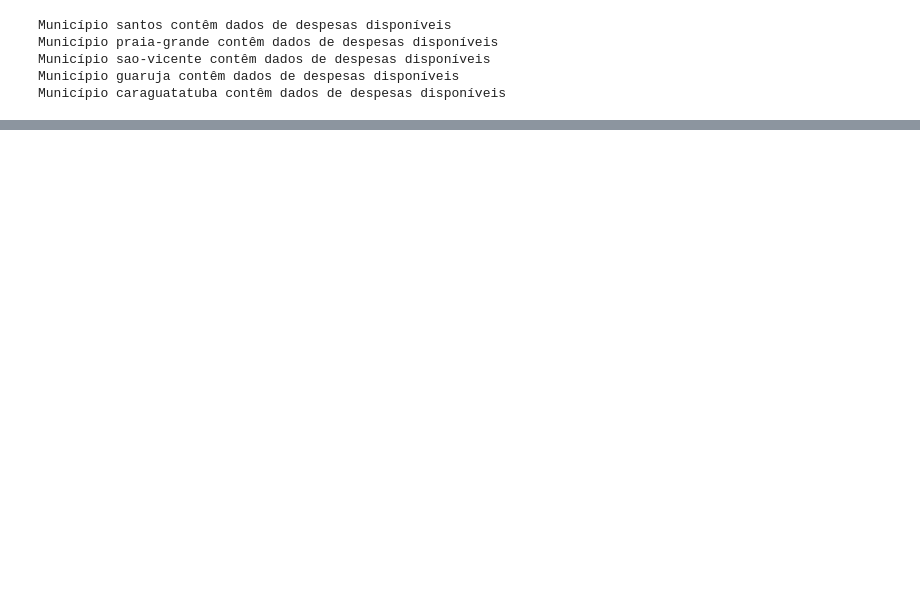
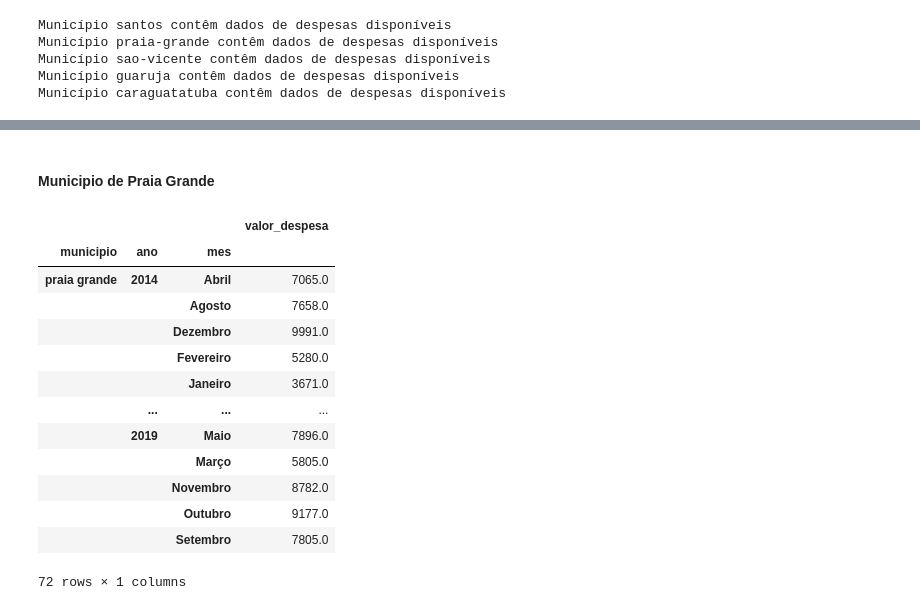
Before and after one commit to jadeSales/projeto_tce, a Jupyter notebook: Projeto/dados_tce.ipynb, the cells around one changed output, grey strips where cells are left out. Cells and saved outputs as stored; diff of their text form; code cells hidden in the pictures; blank space fills up the shorter version.

```diff
--- a/Projeto/dados_tce.ipynb
+++ b/Projeto/dados_tce.ipynb
@@ -197,0 +106,23 @@ df_praia_grande = df_praia_grande.drop(['evento', 'nr_empenho', 'id_fornecedor',
+# %%
+def cria_nova_tabela_municipio(df_source, valor):
+
+    df_source = df_source.assign(municipio=valor)
+
+    df_source['dt_emissao_despesa'] = pd.to_datetime(
+        df_source['dt_emissao_despesa'], format='%d/%m/%Y')
+
+    df_source['ano'] = df_source['dt_emissao_despesa'].dt.year
+
+    df_source = df_source.drop(
+        columns=['orgao', 'nome_fornecedor', 'dt_emissao_despesa']
+    )
+
+    df_source = df_source.groupby(['municipio', 'ano', 'mes'])[
+        'valor_despesa'].count()
+
+    df_source = df_source.to_frame()
+
+    df_source['valor_despesa'] = df_source['valor_despesa'].astype(float)
+
+
+    return df_source
@@ -197,0 +154,2 @@ df_praia_grande = df_praia_grande.drop(['evento', 'nr_empenho', 'id_fornecedor',
+# %% [markdown]
+#### Municipio de Praia Grande
@@ -197,0 +166,20 @@ df_praia_grande = df_praia_grande.drop(['evento', 'nr_empenho', 'id_fornecedor',
+# %%
+#Cria novo dataframe visão despesa municipio por ano e mes
+df_despesa_mun_praia_grande = cria_nova_tabela_municipio(df_mun_praia_grande, 'praia grande')
+# %%
+df_despesa_mun_praia_grande
+# %% [output]
+|  |  |  | valor_despesa |
+| municipio | ano | mes |  |
+| praia grande | 2014 | Abril | 7065.0 |
+|  |  | Agosto | 7658.0 |
+|  |  | Dezembro | 9991.0 |
+|  |  | Fevereiro | 5280.0 |
+|  |  | Janeiro | 3671.0 |
+|  | ... | ... | ... |
+|  | 2019 | Maio | 7896.0 |
+|  |  | Março | 5805.0 |
+|  |  | Novembro | 8782.0 |
+|  |  | Outubro | 9177.0 |
+|  |  | Setembro | 7805.0 |
+72 rows × 1 columns
```
Also changed, not shown: parts of 52 cells of this notebook.
